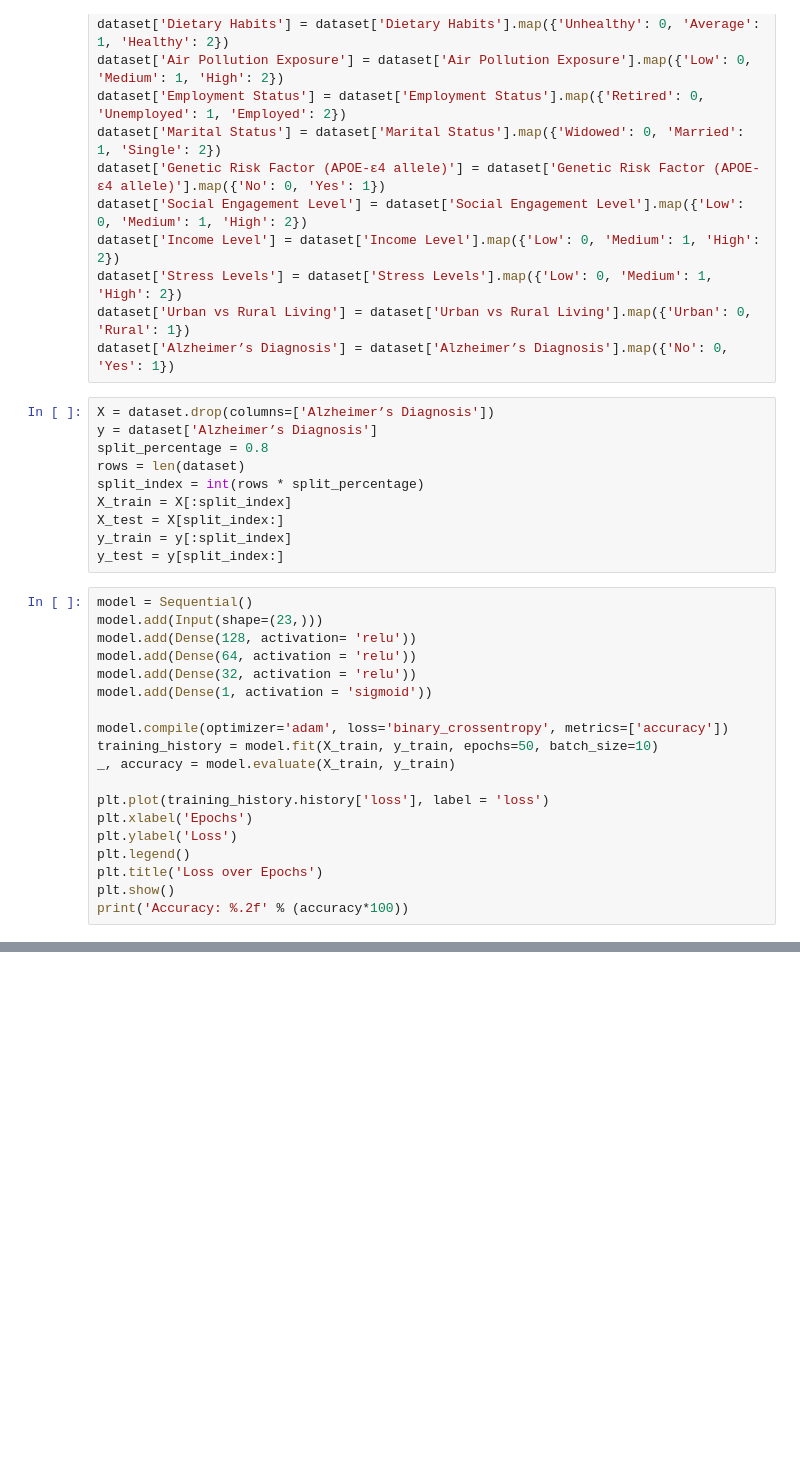
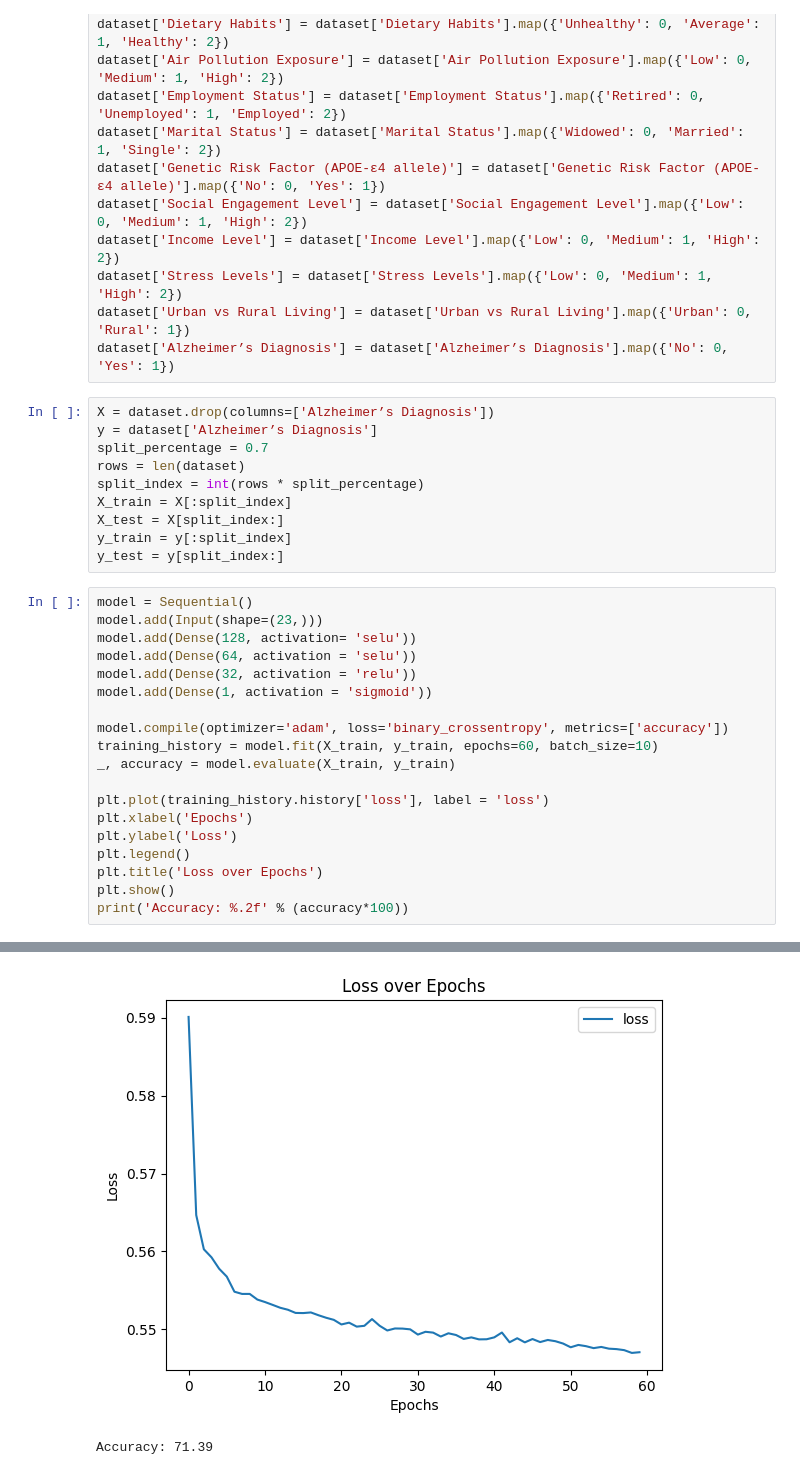
Before and after one commit to jeremlee/alzheimers-classification-model, a Jupyter notebook: main.ipynb, the cells around one changed output, grey strips where cells are left out. Saved outputs shown, nothing was run; the diff lists cells and outputs as text; blank space fills up the shorter version.

Commit message:
edited activation functions

```diff
--- a/main.ipynb
+++ b/main.ipynb
@@ -29,7 +29,7 @@ dataset['Alzheimer’s Diagnosis'] = dataset['Alzheimer’s Diagnosis'].map({'No
 # %%
 X = dataset.drop(columns=['Alzheimer’s Diagnosis'])
 y = dataset['Alzheimer’s Diagnosis']
-split_percentage = 0.8
+split_percentage = 0.7
 rows = len(dataset)
 split_index = int(rows * split_percentage)
 X_train = X[:split_index]
@@ -39,13 +39,13 @@ y_test = y[split_index:]
 # %%
 model = Sequential()
 model.add(Input(shape=(23,)))
-model.add(Dense(128, activation= 'relu'))
-model.add(Dense(64, activation = 'relu'))
+model.add(Dense(128, activation= 'selu'))
+model.add(Dense(64, activation = 'selu'))
 model.add(Dense(32, activation = 'relu'))
 model.add(Dense(1, activation = 'sigmoid'))
 
 model.compile(optimizer='adam', loss='binary_crossentropy', metrics=['accuracy'])
-training_history = model.fit(X_train, y_train, epochs=50, batch_size=10)
+training_history = model.fit(X_train, y_train, epochs=60, batch_size=10)
 _, accuracy = model.evaluate(X_train, y_train)
 
 plt.plot(training_history.history['loss'], label = 'loss')
@@ -76,3 +76,5 @@ Accuracy: 71.81
+[figure, added]
+Accuracy: 71.39
 # %%
 predictions = (model.predict(X_test) > 0.5).astype(int)
 
```
Also changed, not shown: parts of 2 cells of this notebook.
